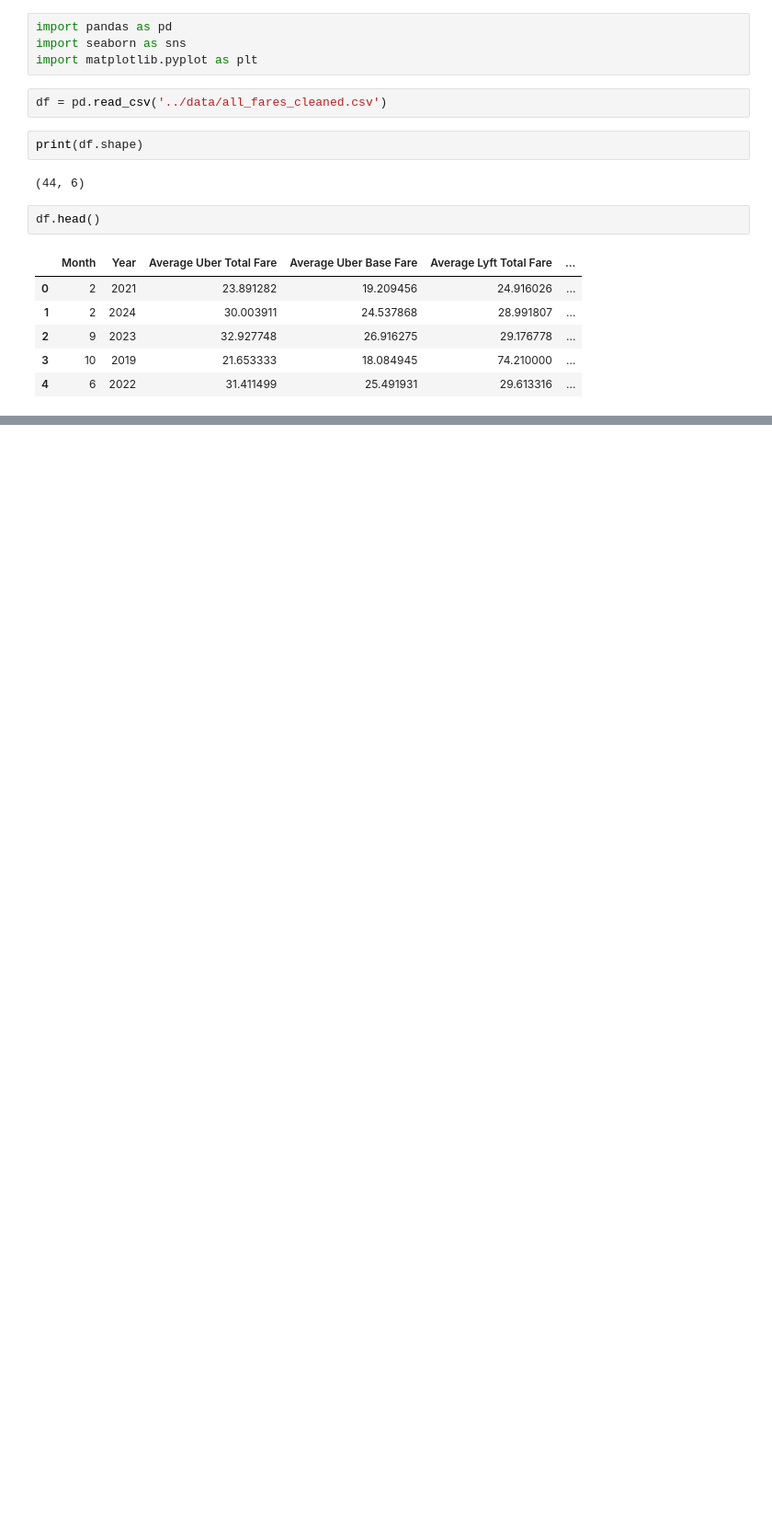
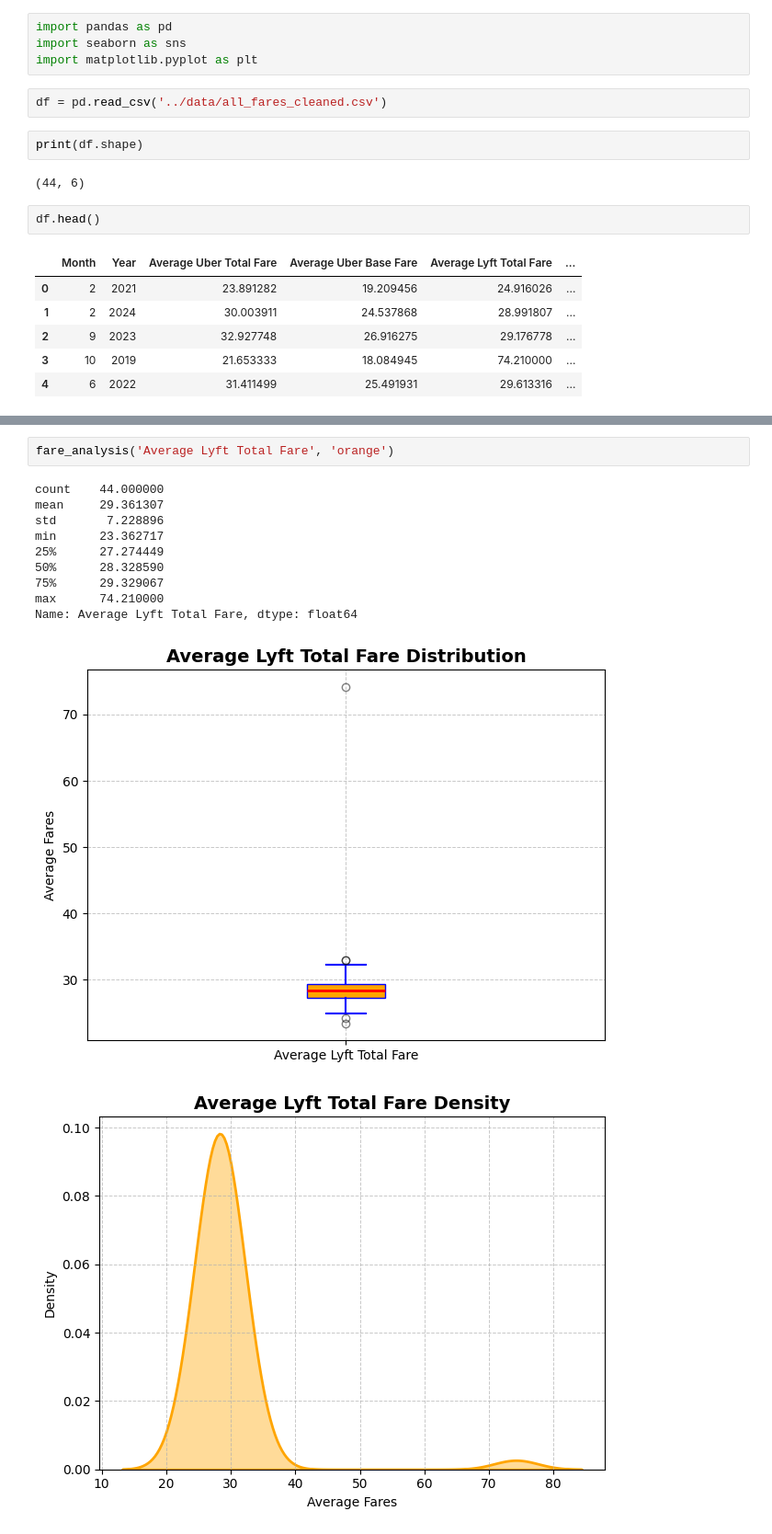
Before and after one commit to gckang/ds-nyc-ride-services-proj, a Jupyter notebook: scripts/data_analysis.ipynb, the cells around one changed output, grey strips where cells are left out. Shown at 92% size. Drawn from its saved outputs; the diff is of its cells as text; blank space fills up the shorter version.

```diff
--- a/scripts/data_analysis.ipynb
+++ b/scripts/data_analysis.ipynb
@@ -21,0 +116,14 @@ df.head()
+# %%
+fare_analysis('Average Lyft Total Fare', 'orange')
+# %% [output]
+count    44.000000
+mean     29.361307
+std       7.228896
+min      23.362717
+25%      27.274449
+50%      28.328590
+75%      29.329067
+max      74.210000
+Name: Average Lyft Total Fare, dtype: float64
+[figure, added]
+[figure, added]
```
Also changed, not shown: parts of 11 cells of this notebook.
